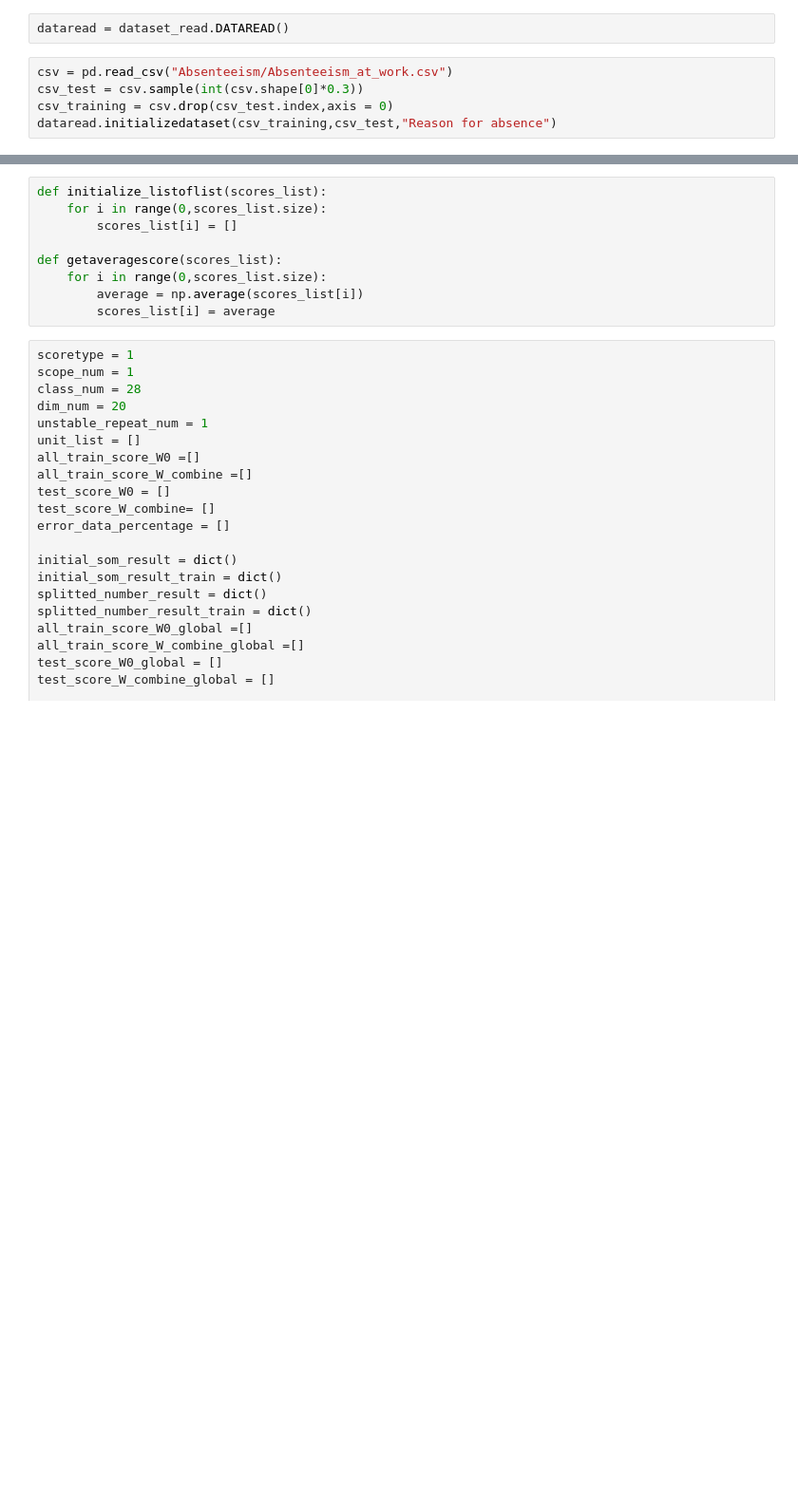
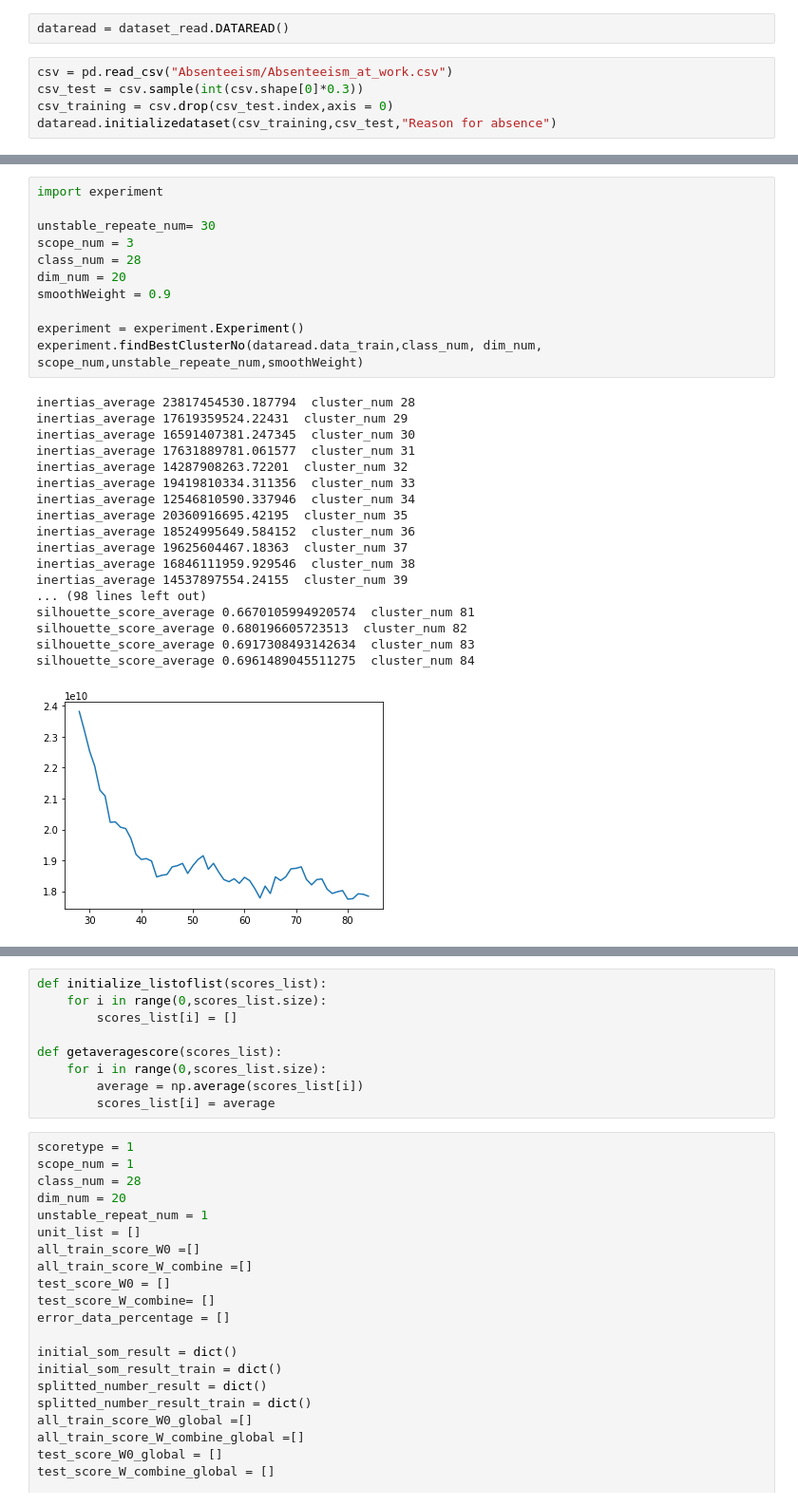
Before and after one commit to foolishfool/JupyterNotebook, a Jupyter notebook: SOM/TDSM_Absenteeism.ipynb, the cells around one changed output, grey strips where cells are left out. Shown at 95% size. Drawn from its saved outputs; the diff is of its cells as text; blank space fills up the shorter version.

```diff
--- a/SOM/TDSM_Absenteeism.ipynb
+++ b/SOM/TDSM_Absenteeism.ipynb
@@ -20,0 +170,30 @@ dataread.initializedataset(csv_training,csv_test,"Reason for absence")
+# %%
+import experiment
+
+unstable_repeate_num= 30
+scope_num = 3
+class_num = 28
+dim_num = 20
+smoothWeight = 0.9
+
+experiment = experiment.Experiment()
+experiment.findBestClusterNo(dataread.data_train,class_num, dim_num, scope_num,unstable_repeate_num,smoothWeight)
+# %% [output]
+inertias_average 23817454530.187794  cluster_num 28
+inertias_average 17619359524.22431  cluster_num 29
+inertias_average 16591407381.247345  cluster_num 30
+inertias_average 17631889781.061577  cluster_num 31
+inertias_average 14287908263.72201  cluster_num 32
+inertias_average 19419810334.311356  cluster_num 33
+inertias_average 12546810590.337946  cluster_num 34
+inertias_average 20360916695.42195  cluster_num 35
+inertias_average 18524995649.584152  cluster_num 36
+inertias_average 19625604467.18363  cluster_num 37
+inertias_average 16846111959.929546  cluster_num 38
+inertias_average 14537897554.24155  cluster_num 39
+... (98 lines left out)
+silhouette_score_average 0.6670105994920574  cluster_num 81
+silhouette_score_average 0.680196605723513  cluster_num 82
+silhouette_score_average 0.6917308493142634  cluster_num 83
+silhouette_score_average 0.6961489045511275  cluster_num 84
+[figure, added]
```
Also changed, not shown: parts of 5 cells of this notebook, 43 other files.
